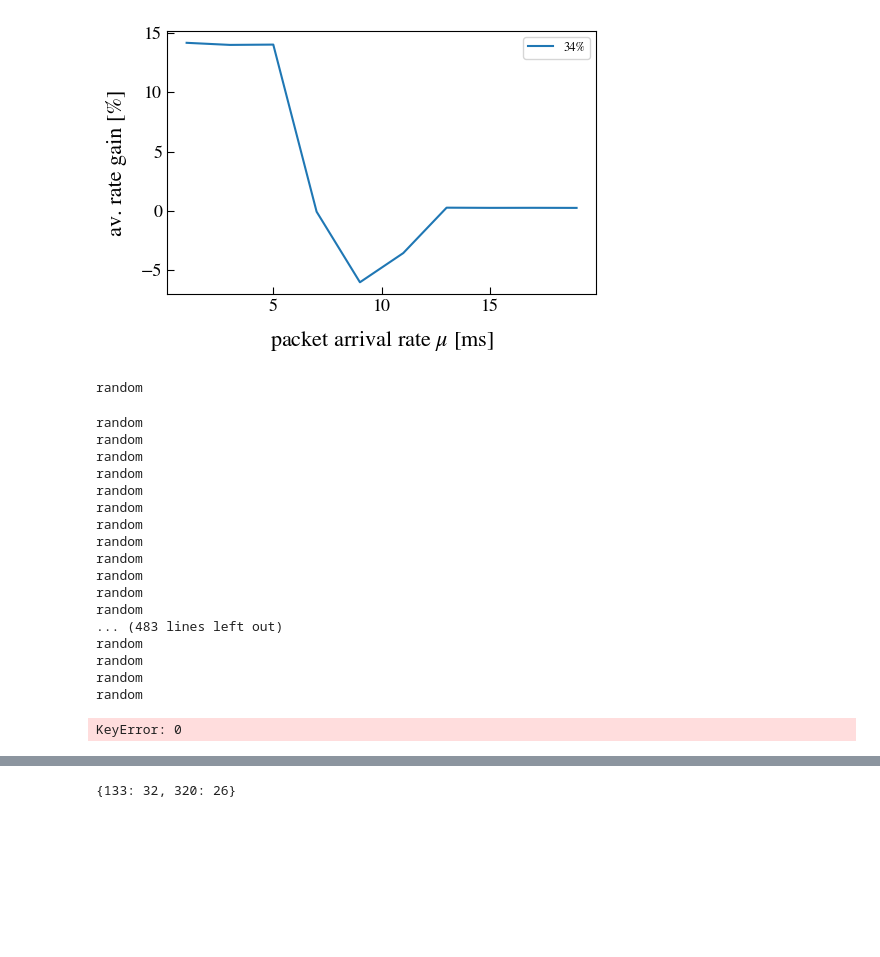
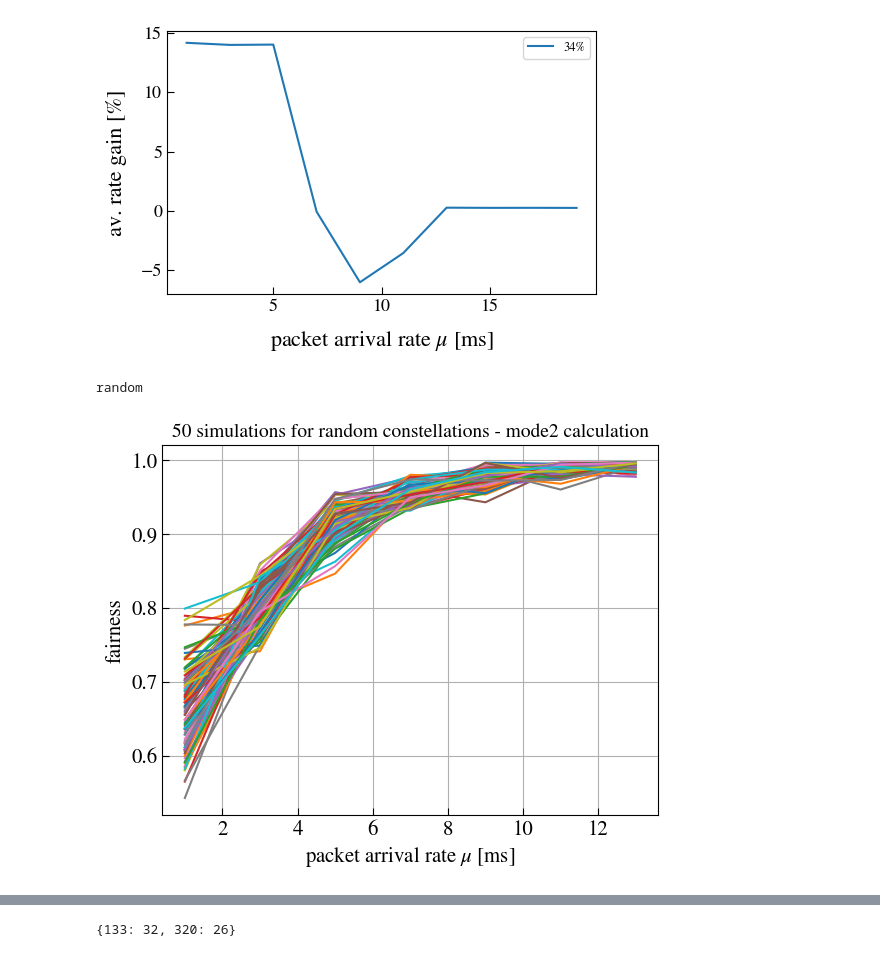
Before and after one commit to CarolineZoll/EDS, a Jupyter notebook: CoMP_PRB-Reservation.ipynb, the cells around one changed output, grey strips where cells are left out. Saved outputs shown, nothing was run; the diff lists cells and outputs as text; code cells hidden in the pictures; blank space fills up the shorter version.

```diff
--- a/CoMP_PRB-Reservation.ipynb
+++ b/CoMP_PRB-Reservation.ipynb
@@ -250,3 +273,7 @@ prb_number_mode12=np.array([np.round((eds.calculate_prb_number(ue_all,max_prb)/m
+# %%
+prb_number_comp={}
+prb_number_comp[320]=19
+prb_number_comp[133]=19
 # %% [markdown]
 #### Different PRB sizes-> Evaluation
 # %%
@@ -366,5 +405,3 @@ KeyboardInterrupt:
-# %%
-x=np.load('PRB_Simulation_133_320/results_pf.npy',allow_pickle='TRUE').item()
 # %%
-for i in [10,11,12,13,14]:
-    x[i]=results[i]
+#for i in [10,11,12,13,14]:
+ #   x[i]=results[i]
@@ -501,7 +545,7 @@ def calculate_prb_number_mode2(ue_all,cluster,max_prb,ue_nr):
 cluster=[133,320]
 x_res2=np.array([])
 cluster_nr=0
-mu_range=np.arange(1,20,2)
+mu_range=np.arange(1,15,2)
 fcomp={}
 fNocomp={}
 mean_rate_Gain_saver={}
@@ -510,10 +554,13 @@ noCoMP_rate_saver={}
 CoMP_rate_saver={}
 CoMP_rate={}
 noCoMP_rate={}
+saver=np.array([])
+load_saver=np.array([])
 
-for j in np.arange(0,50):
+for j in np.arange(1,10):
     fairness_Nocomp=np.array([])
     fairness_comp=np.array([])
+    load_list=np.array([])
     for mu in mu_range:
         ue_noCoMP, ue_comp, ue_all, index=sm.run_simulation('random',df,cluster,mu,ue_nr,6,max_prb,'calculate',[1,1])
         df_res=eds.ue_to_df(ue_all)
@@ -524,10 +571,15 @@ for j in np.arange(0,50):
         liste=np.array([])
         m1=np.array([])
         m2=np.array([])
+        load=0
         for i in ue_all:
             liste=np.append(liste,((i.mR2/i.mR)-1)*100)
             m1=np.append(m1,i.mR)
             m2=np.append(m2,i.mR2)
+            load+=np.round(i.queue.level/4000)
+
+        load_list=np.append(load_list,load)
+
         mean_rate_Gain_saver.update({mu:liste.mean()})
         noCoMP_rate_saver.update({mu:m1.mean()})
         CoMP_rate_saver.update({mu:m2.mean()})
@@ -536,6 +588,19 @@ for j in np.arange(0,50):
 
         fairness_Nocomp=np.append(fairness_Nocomp,x)
         fairness_comp=np.append(fairness_comp,x2)
+
+    k=1
+    load_dic={}
+    full_load=0
+    load_list=load-30
+    k=0
+    for i in load_list:
+        if(i<0):
+            full_load_ind=k
+            print(k)
+            break
+        k+=1
+    load_saver=np.append(load_saver,full_load_ind)
 
     l=np.array([])
     l2=np.array([])
@@ -548,31 +613,16 @@ for j in np.arange(0,50):
     CoMP_rate.update({j:list(CoMP_rate_saver.values())})
     fNocomp.update({j:fairness_Nocomp})
     fcomp.update({j:fairness_comp})
+    saver=np.append(saver,eds.calculate_prb_number_mode2(ue_all,cluster,max_prb,ue_nr)[133])
 # %% [output]
 random
-random
-random
-random
-random
-random
-random
-random
-random
-random
-random
-random
-random
-... (483 lines left out)
-random
-random
-random
-random
 # %%
-for i in np.arange(0,50):
-    plt.plot(mu_range,mean_rate_Gain[i])
-plt.title('50 simulations for random constellations - mode1 calculation', fontsize=14)
+for i in np.arange(0,100):
+    plt.plot(mu_range,fcomp[i])
+    #plt.plot(mu_range,fNocomp[i],'black')
+plt.title('50 simulations for random constellations - mode2 calculation', fontsize=14)
 plt.xlabel('packet arrival rate $\mu$ [ms]')
-plt.ylabel('av. rate-gain [%]')
+plt.ylabel('fairness')
 plt.grid()
 # %% [output]
-KeyError: 0
+[figure, added]
```
Also changed, not shown: parts of 14 cells of this notebook, 30 other files.
